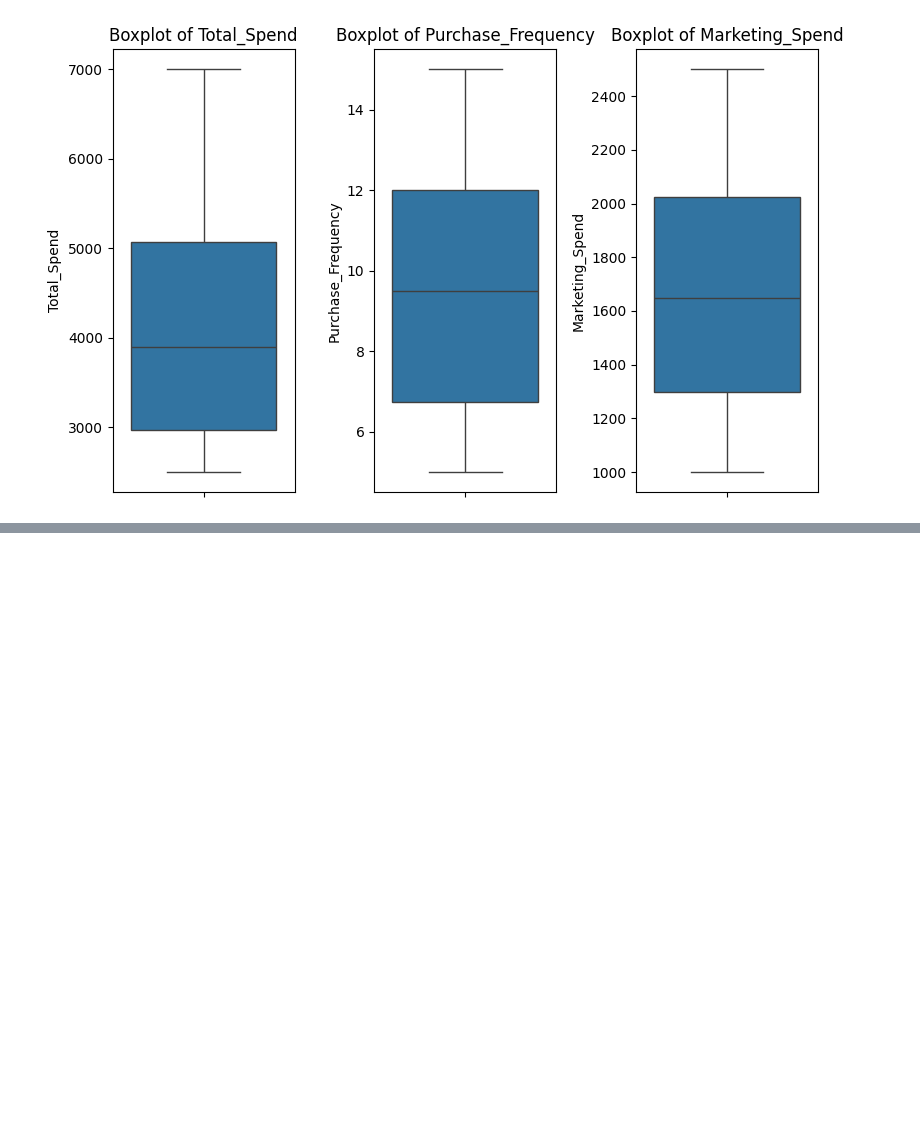
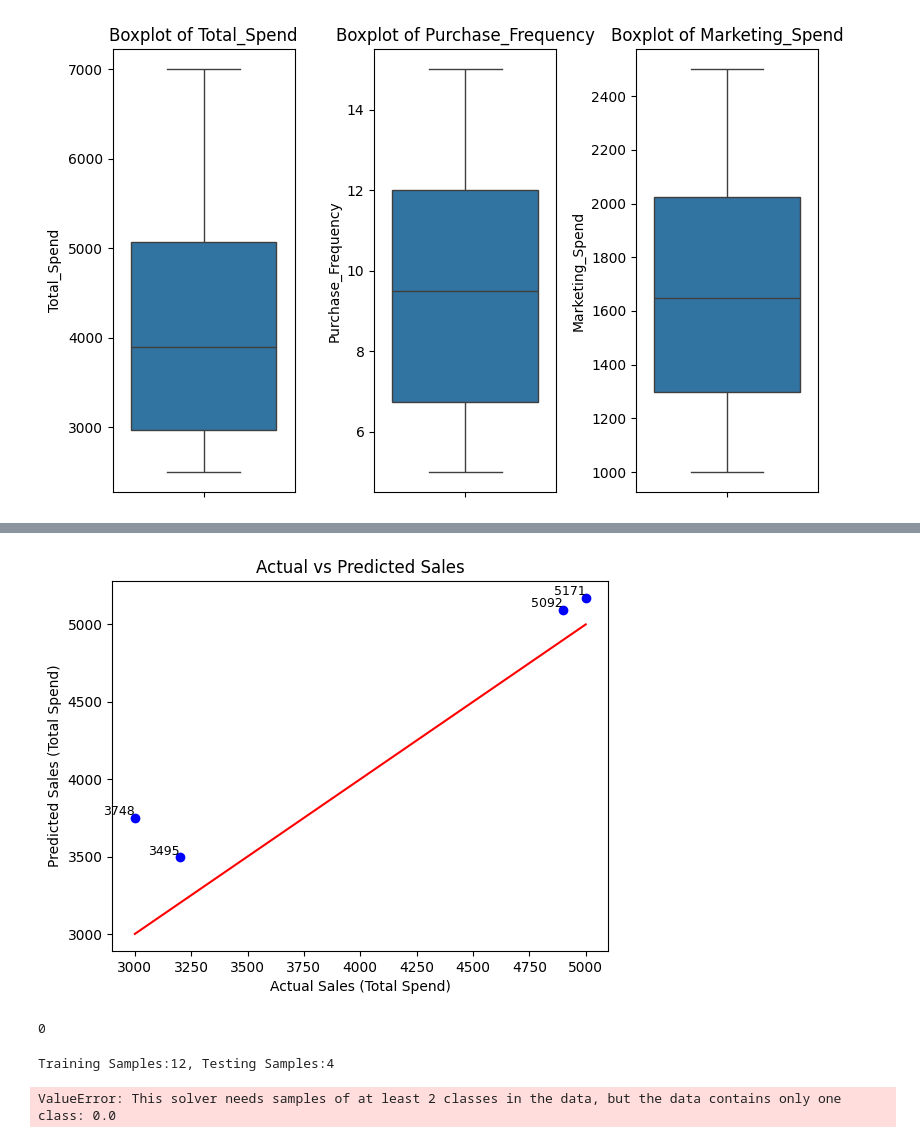
Before and after one commit to Rifayabanu/Project3, a Jupyter notebook: ProjectWeek3.ipynb, the cells around one changed output, grey strips where cells are left out. Drawn from its saved outputs; the diff is of its cells as text; code cells hidden in the pictures; blank space fills up the shorter version.

```diff
--- a/ProjectWeek3.ipynb
+++ b/ProjectWeek3.ipynb
@@ -91,0 +116,24 @@ plt.show()
+# %%
+#Apply Linear Regression to predict sales based on marketing spend and seasonality.
+from sklearn.linear_model import LinearRegression
+from sklearn.model_selection import train_test_split
+from sklearn.metrics import mean_absolute_error, mean_squared_error, r2_score
+
+X = df[['Marketing_Spend','Seasonality_Index']]
+y = df['Total_Spend']
+
+X_train, X_test, y_train, y_test = train_test_split(X, y, test_size=0.2, random_state=42)
+
+model = LinearRegression()
+model.fit(X_train, y_train)
+
+y_pred = model.predict(X_test)
+sample = pd.DataFrame({'Actual':y_test,'Predicted':y_pred})
+print(sample)
+
+print("Intercept:", model.intercept_)
+print("Coefficients:", model.coef_)
+
+# Feature Importance
+coefficients = pd.DataFrame({'Feature': X.columns, 'Coefficient': model.coef_})
+print(coefficients)
@@ -91,0 +151,53 @@ plt.show()
+# %%
+plt.scatter(y_test, y_pred, color='blue')
+for actual, predicted in zip(y_test, y_pred):
+    plt.text(actual, predicted, f'{predicted:.0f}', fontsize=9, ha='right', va='bottom')
+plt.plot([min(y_test), max(y_test)], [min(y_test), max(y_test)], color='red', linestyle='-')
+plt.xlabel("Actual Sales (Total Spend)")
+plt.ylabel("Predicted Sales (Total Spend)")
+plt.title("Actual vs Predicted Sales")
+plt.show()
+# %% [output]
+[figure, added]
+# %%
+print(df['Churned'].isnull().sum())
+# %% [output]
+0
+# %%
+#Implement Logistic Regression to classify whether a customer will churn based on historical data.
+from sklearn.preprocessing import LabelEncoder, StandardScaler
+from sklearn.linear_model import LogisticRegression
+from sklearn.metrics import accuracy_score, confusion_matrix, classification_report
+
+df['Churned'] = df['Churned'].map({'Yes': 1, 'No': 0})
+X = df[['Marketing_Spend', 'Seasonality_Index', 'Purchase_Frequency']]
+y = df['Churned']
+
+if y.isnull().sum() > 0:
+    y = y.fillna(0)
+
+scaler = StandardScaler()
+X_scaled = scaler.fit_transform(X)
+
+X_train, X_test, y_train, y_test = train_test_split(X_scaled, y, test_size=0.25, random_state=42, stratify = y)
+
+print("\nClass distribution in training set:")
+print(y_train.value_counts())
+print("\nClass distribution in testing set:")
+print(y_test.value_counts())
+#print(f"Training Samples:{X_train.shape[0]}, Testing Samples:{X_test.shape[0]}")
+model = LogisticRegression()
+model.fit(X_train, y_train)
+
+y_pred = model.predict(X_test)
+
+accuracy = accuracy_score(y_test, y_pred)
+print(f"Accuracy: {accuracy:.2f}")
+
+conf_matrix = confusion_matrix(y_test, y_pred)
+print("Confusion Matrix:\n", conf_matrix)
+
+print("Classification Report:\n", classification_report(y_test, y_pred))
+# %% [output]
+Training Samples:12, Testing Samples:4
+ValueError: This solver needs samples of at least 2 classes in the data, but the data contains only one class: 0.0
```
Also changed, not shown: parts of 19 cells of this notebook.
